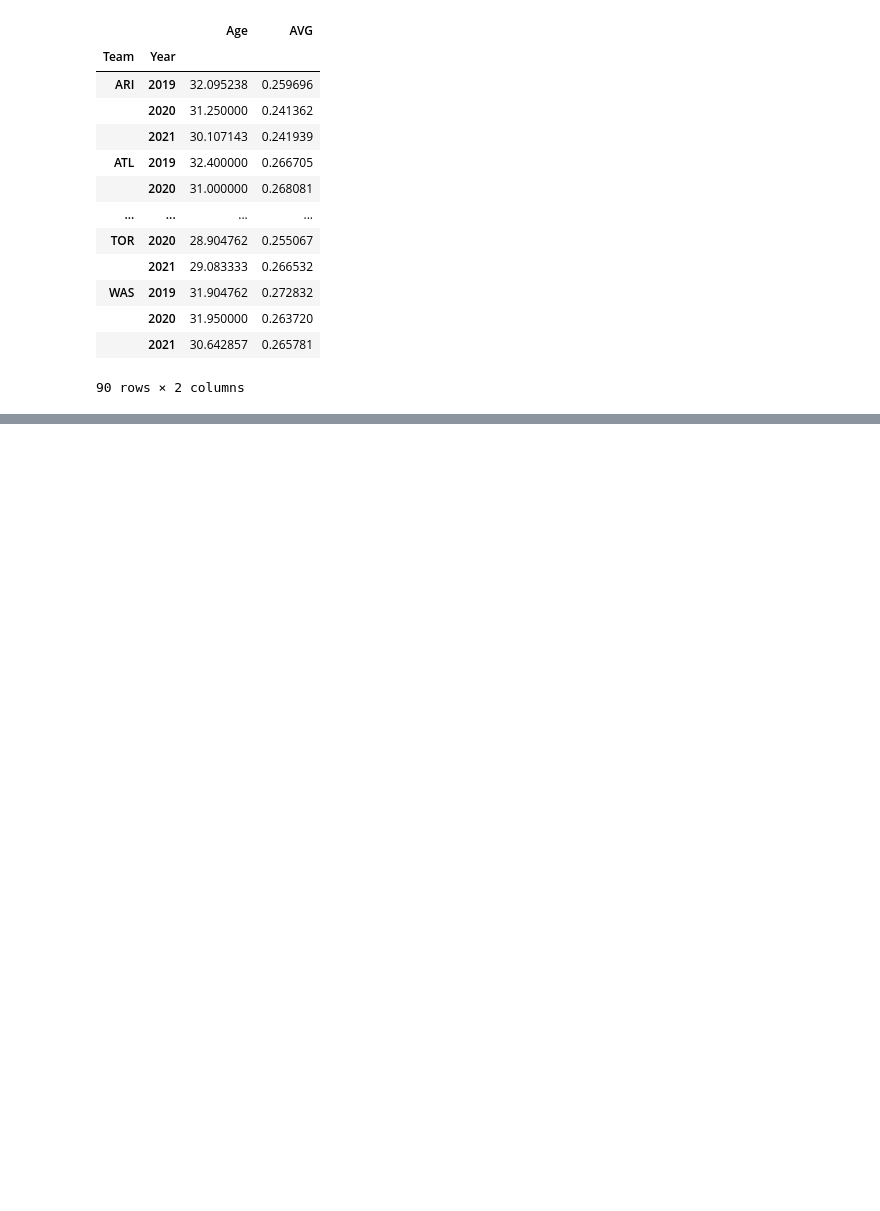
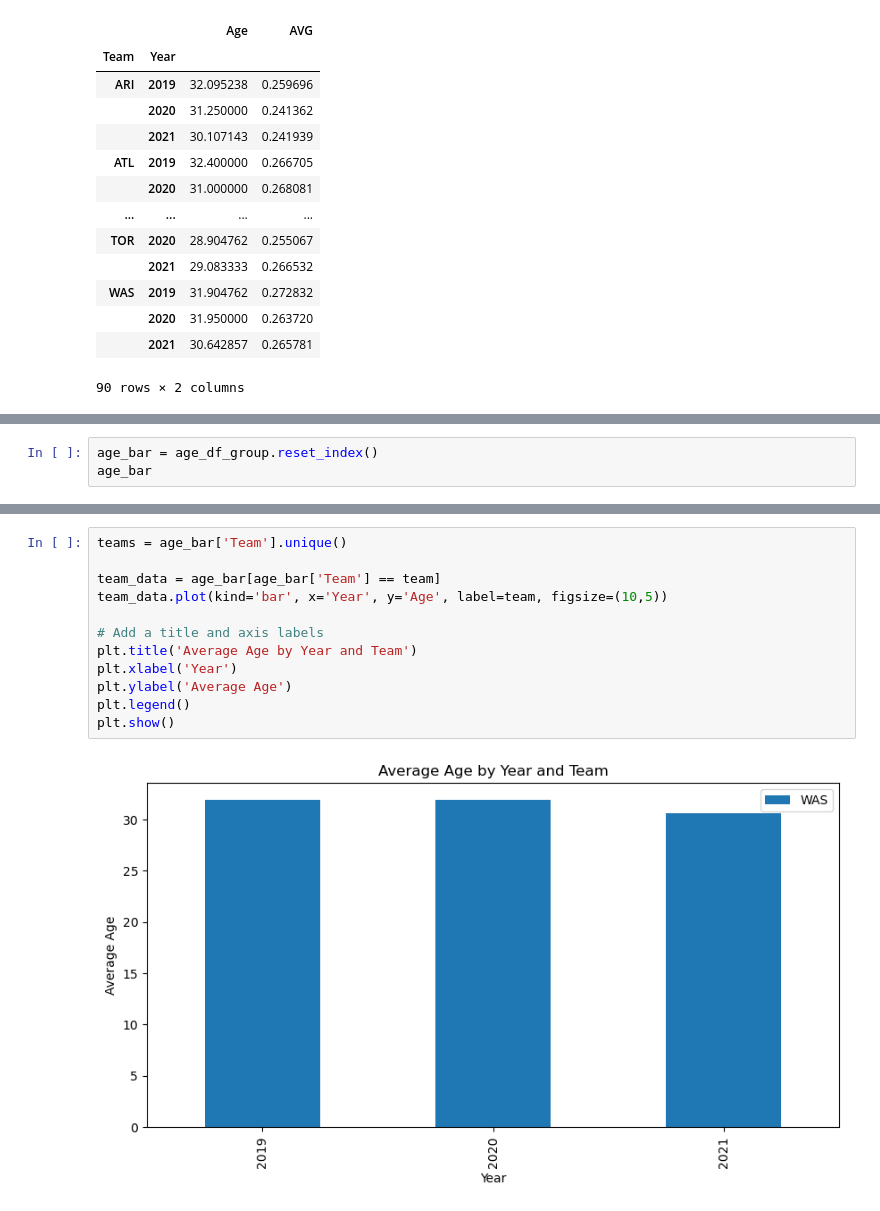
Before and after one commit to michaelgarv/Project_1, a Jupyter notebook: michael_analysis/michael_notebook.ipynb, the cells around one changed output, grey strips where cells are left out. Saved outputs shown, nothing was run; the diff lists cells and outputs as text; blank space fills up the shorter version.

```diff
--- a/michael_analysis/michael_notebook.ipynb
+++ b/michael_analysis/michael_notebook.ipynb
@@ -256,0 +264,3 @@ Text(0, 0.5, 'AVG')
+# %%
+age_bar = age_df_group.reset_index()
+age_bar
@@ -256,0 +281,14 @@ Text(0, 0.5, 'AVG')
+# %%
+teams = age_bar['Team'].unique()
+
+team_data = age_bar[age_bar['Team'] == team]
+team_data.plot(kind='bar', x='Year', y='Age', label=team, figsize=(10,5))
+
+# Add a title and axis labels
+plt.title('Average Age by Year and Team')
+plt.xlabel('Year')
+plt.ylabel('Average Age')
+plt.legend()
+plt.show()
+# %% [output]
+[figure, added]
```
Also changed, not shown: parts of 7 cells of this notebook, 2 other files.
